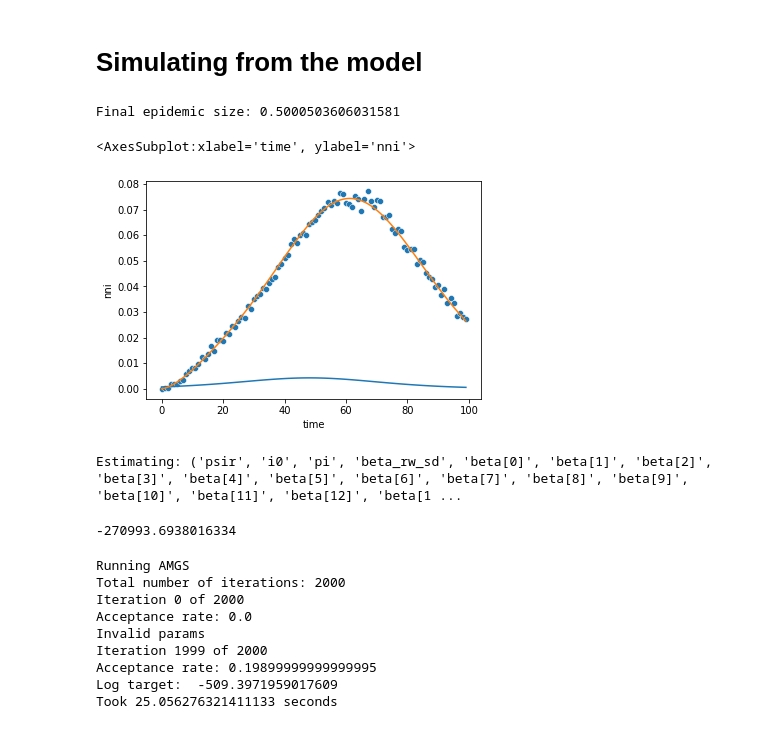
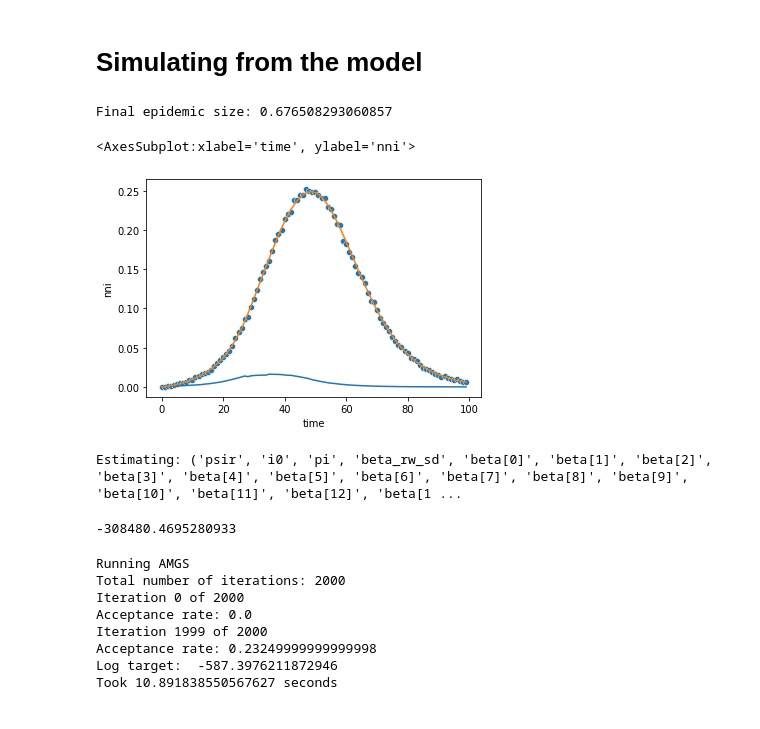
Before and after one commit to joshuablake/covid19-seir, a Jupyter notebook: notebooks/prev_model.ipynb, the cells around one changed output. Cells and saved outputs as stored; diff of their text form; code cells hidden in the pictures.

Commit message:
Notebook simulation with beta changing

```diff
--- a/notebooks/prev_model.ipynb
+++ b/notebooks/prev_model.ipynb
@@ -7,4 +7,5 @@ import numpy as np
 import pandas as pd
 import seaborn as sns
 from time import time
+CONSTANT_BETA = False
 rng = np.random.default_rng(1)
@@ -14,19 +12,26 @@ beta_for_constant_R0 = [1] * model._num_betas
+# %%
+model = prevalence_model.SingleRegionSingleAgeSEIRCompartmental(100)
+if CONSTANT_BETA:
+    beta = [1] * model._num_betas
+else:
+    beta_steps = rng.normal(0, 0.1, model._num_betas)
+    beta = np.exp(np.cumsum(beta_steps))
 # %%
-result_simple_raw = model.simulate(beta_for_constant_R0, 2, 2, 0.15, 1/1000, 0.75)
+result_simple_raw = model.simulate(beta, 2, 2, 0.15, 1/1000, 0.85)
 result_simple = pd.DataFrame({
     "time": range(100),
     "nni": result_simple_raw[0],
     "prev": result_simple_raw[1],
 })
 print("Final epidemic size: {}".format(result_simple_raw[2].R))
 result_simple["num_tests"] = 15000
 result_simple["num_positive"] = rng.binomial(result_simple["num_tests"], result_simple["prev"])
 result_simple["observed_prev"] = result_simple["num_positive"] / result_simple["num_tests"]
 sns.lineplot(x="time", y="nni", data=result_simple)
 sns.lineplot(x="time", y="prev", data=result_simple)
 sns.scatterplot(x="time", y="observed_prev", data=result_simple)
 # %% [output]
-Final epidemic size: 0.5000503606031581
+Final epidemic size: 0.676508293060857
 <AxesSubplot:xlabel='time', ylabel='nni'>
-[figure, old version]
+[figure, new version]
 # %%
@@ -39,13 +47,13 @@ known_parameters = {
 log_posterior = logPDF_prev.LogPosteriorOneRegion(forward_model=model, positive_num=result_simple["num_positive"],
     test_num=result_simple["num_tests"], fixed_params = known_parameters)
 print("Estimating: {}".format(log_posterior._estimated_params))
-log_posterior([0.15, np.log(1/1000), 0.75, 1] + beta_for_constant_R0)
+log_posterior([0.15, np.log(1/1000), 0.85, 0.1] + list(beta))
 # %% [output]
 Estimating: ('psir', 'i0', 'pi', 'beta_rw_sd', 'beta[0]', 'beta[1]', 'beta[2]', 'beta[3]', 'beta[4]', 'beta[5]', 'beta[6]', 'beta[7]', 'beta[8]', 'beta[9]', 'beta[10]', 'beta[11]', 'beta[12]', 'beta[1 ...
--270993.6938016334
+-308480.4695280933
 # %%
 start_time = time()
-true = [0.15, np.log(1/1000), 0.75, 1] + [0] * len(beta_for_constant_R0)
+true = [0.15, np.log(1/1000), 0.75, 0.1] + [0] * model._num_betas
 mcmc = single_block_adapt_mcmc.SingleBlockAMGS(log_posterior, true, iterations=2000)
 mcmc_out = mcmc.run()
 end_time = time()
@@ -55,11 +63,10 @@ Running AMGS
 Total number of iterations: 2000
 Iteration 0 of 2000
 Acceptance rate: 0.0
-Invalid params
 Iteration 1999 of 2000
-Acceptance rate: 0.19899999999999995
-Log target:  -509.3971959017609
-Took 25.056276321411133 seconds
+Acceptance rate: 0.23249999999999998
+Log target:  -587.3976211872946
+Took 10.891838550567627 seconds
 # %%
 posterior = pd.DataFrame(
     data=mcmc_out,
```
Also changed, not shown: parts of 4 cells of this notebook.
